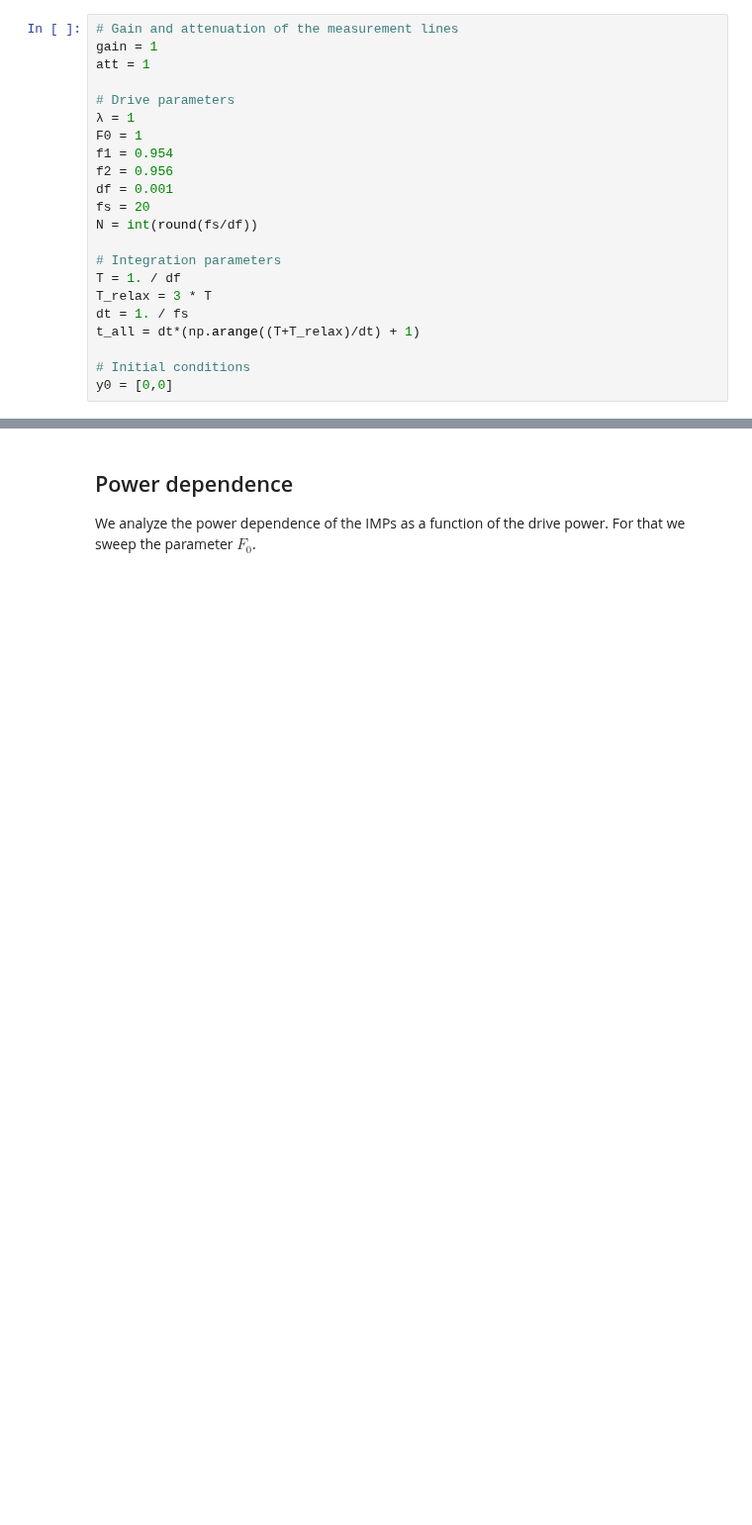
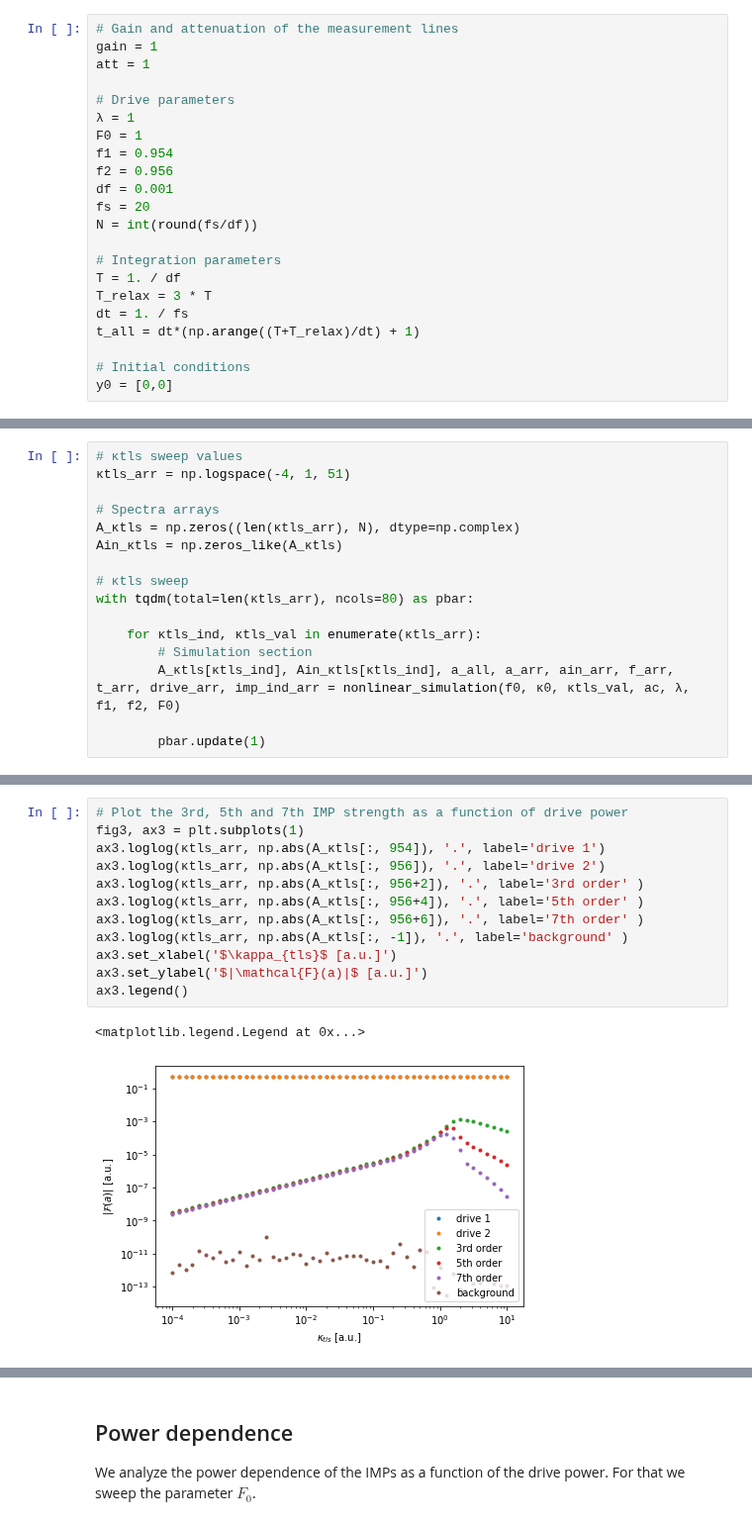
Before and after one commit to jcrivera-hdez/Scripts, a Jupyter notebook: data-analysis/TLS/HB-TLS_Model-Simulation.ipynb, the cells around one changed output, grey strips where cells are left out. Shown at 99% size. Drawn from its saved outputs; the diff is of its cells as text; blank space fills up the shorter version.

```diff
--- a/data-analysis/TLS/HB-TLS_Model-Simulation.ipynb
+++ b/data-analysis/TLS/HB-TLS_Model-Simulation.ipynb
@@ -380,0 +460,16 @@ plot_brokenaxis(f, A, A/np.sqrt(gain)-Ain/np.sqrt(att), xlim_n, xlim_p)
+# %%
+# κtls sweep values
+κtls_arr = np.logspace(-4, 1, 51)
+
+# Spectra arrays
+A_κtls = np.zeros((len(κtls_arr), N), dtype=np.complex)
+Ain_κtls = np.zeros_like(A_κtls)
+
+# κtls sweep
+with tqdm(total=len(κtls_arr), ncols=80) as pbar:
+
+    for κtls_ind, κtls_val in enumerate(κtls_arr):
+        # Simulation section
+        A_κtls[κtls_ind], Ain_κtls[κtls_ind], a_all, a_arr, ain_arr, f_arr, t_arr, drive_arr, imp_ind_arr = nonlinear_simulation(f0, κ0, κtls_val, ac, λ, f1, f2, F0)
+
+        pbar.update(1)
@@ -380,0 +518,15 @@ plot_brokenaxis(f, A, A/np.sqrt(gain)-Ain/np.sqrt(att), xlim_n, xlim_p)
+# %%
+# Plot the 3rd, 5th and 7th IMP strength as a function of drive power
+fig3, ax3 = plt.subplots(1)
+ax3.loglog(κtls_arr, np.abs(A_κtls[:, 954]), '.', label='drive 1')
+ax3.loglog(κtls_arr, np.abs(A_κtls[:, 956]), '.', label='drive 2')
+ax3.loglog(κtls_arr, np.abs(A_κtls[:, 956+2]), '.', label='3rd order' )
+ax3.loglog(κtls_arr, np.abs(A_κtls[:, 956+4]), '.', label='5th order' )
+ax3.loglog(κtls_arr, np.abs(A_κtls[:, 956+6]), '.', label='7th order' )
+ax3.loglog(κtls_arr, np.abs(A_κtls[:, -1]), '.', label='background' )
+ax3.set_xlabel('$\kappa_{tls}$ [a.u.]')
+ax3.set_ylabel('$|\mathcal{F}(a)|$ [a.u.]')
+ax3.legend()
+# %% [output]
+<matplotlib.legend.Legend at 0x...>
+[figure, added]
```
Also changed, not shown: parts of 16 cells of this notebook.
